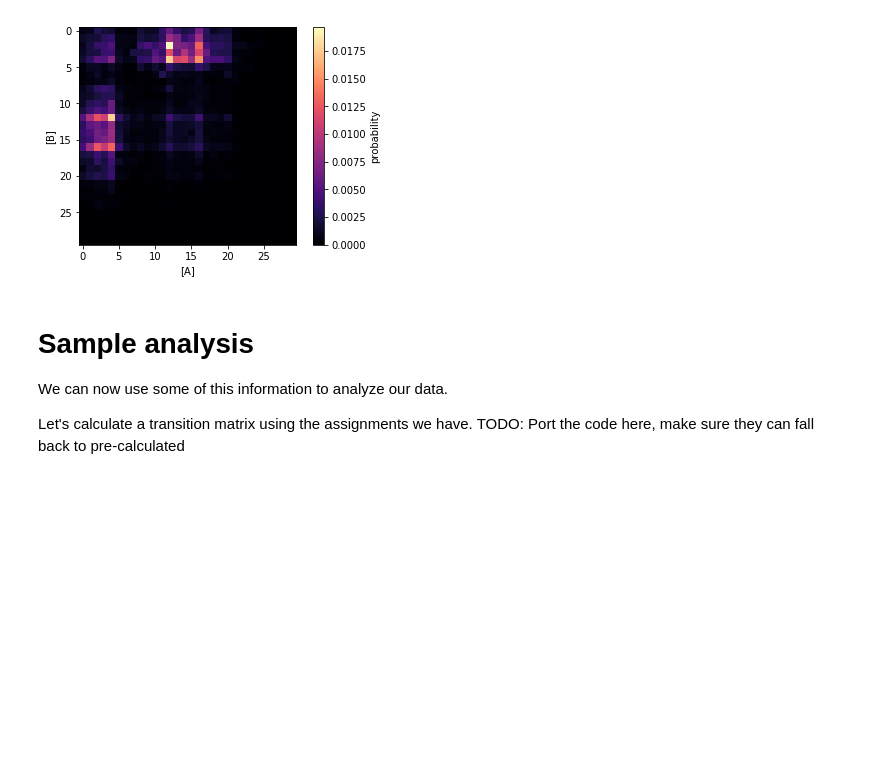
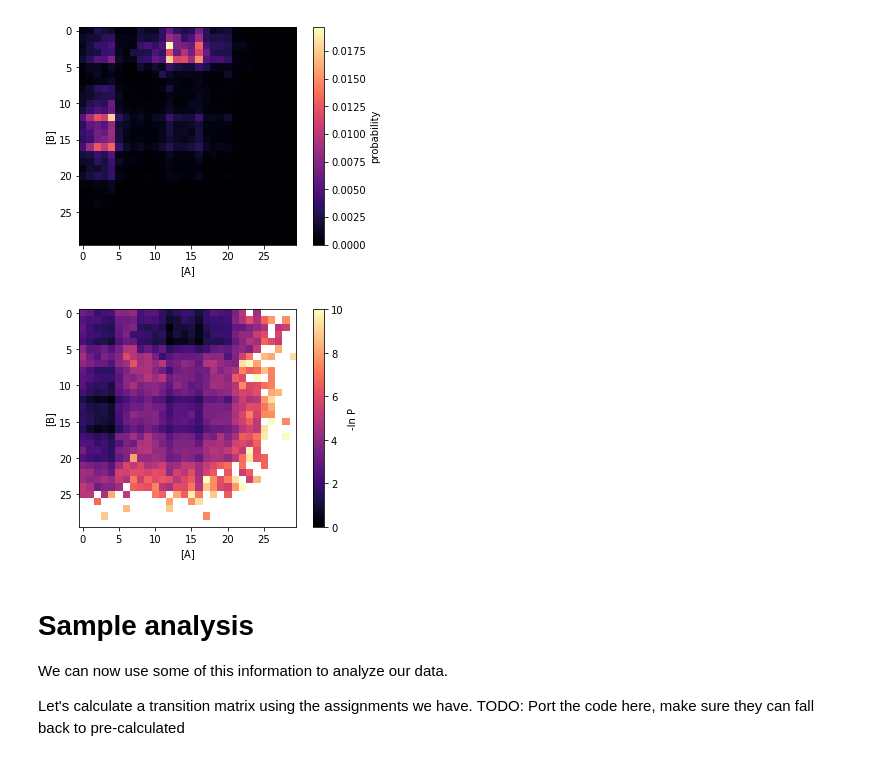
Before and after one commit to ASinanSaglam/WESTPA_Workshop_2018_Saglam, a Jupyter notebook: analysis/analysis_test.ipynb, the cells around one changed output. Drawn from its saved outputs; the diff is of its cells as text; code cells hidden in the pictures; blank space fills up the shorter version.

```diff
--- a/analysis/analysis_test.ipynb
+++ b/analysis/analysis_test.ipynb
@@ -200,6 +207,18 @@ plt.ylabel("[B]")
 plt.show()
 # %% [output]
 [figure]
+# %%
+# SHOULD I INCLUDE THIS?
+# Generally a -ln P makes things easier to see and converts the probability to a estimate of the free energy
+lnp = -np.log(H)
+lnp = lnp - lnp.min()
+im = plt.imshow(lnp, cmap=plt.get_cmap("magma"), vmax=10)
+_ = plt.colorbar(im, label="-ln P")
+plt.xlabel("[A]")
+plt.ylabel("[B]")
+plt.show()
+# %% [output]
+[figure, added]
 # %% [markdown]
 # Sample analysis
 
```
Also changed, not shown: parts of 3 cells of this notebook.
